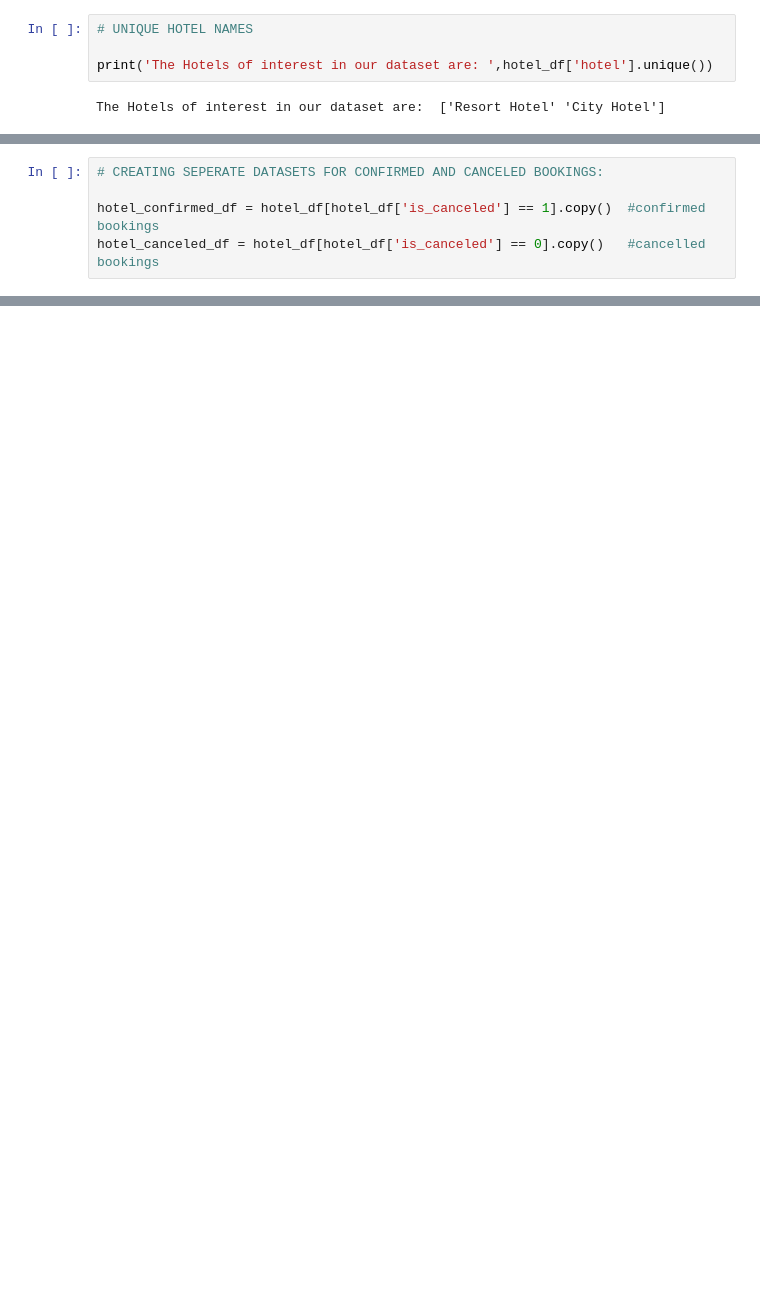
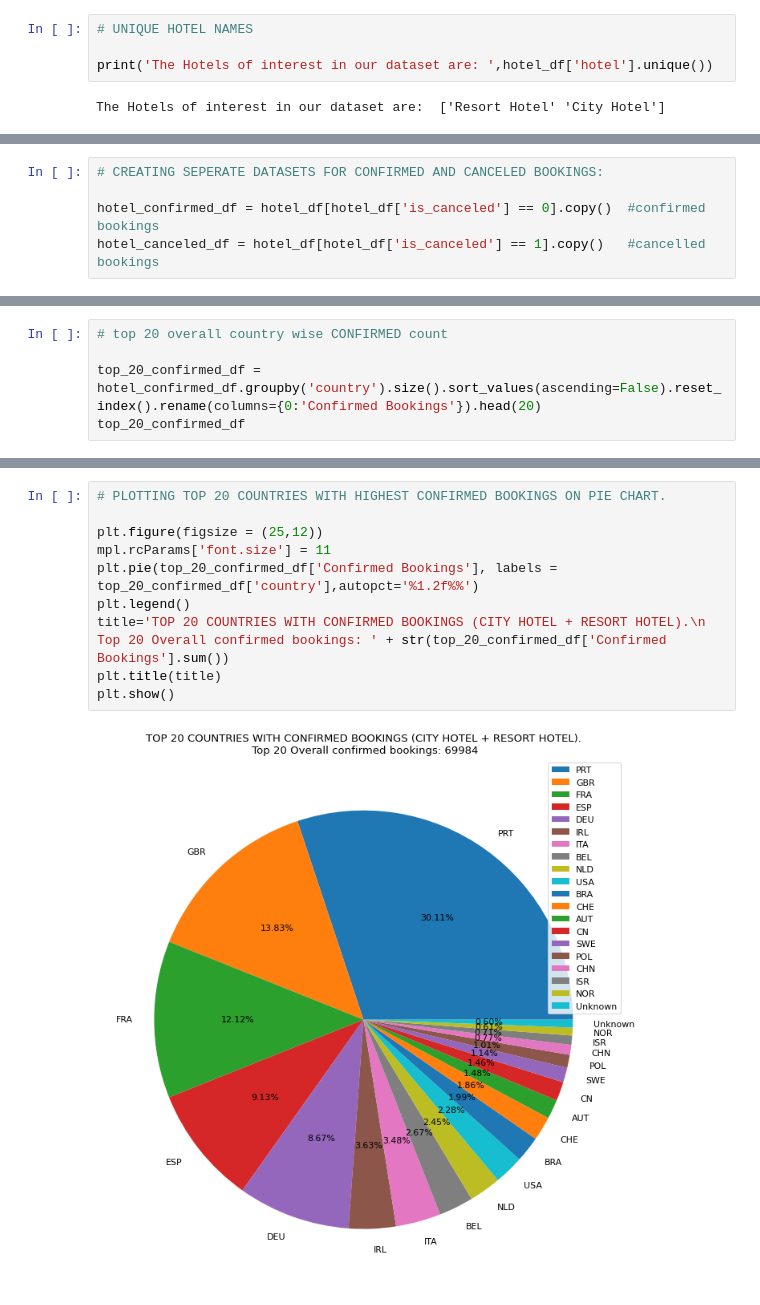
Before and after one commit to Abhi-nav0506/Capstone-EDA-Hotel-Booking, a Jupyter notebook: Hotel_Booking_Analysis_Capstone_Project.ipynb, the cells around one changed output, grey strips where cells are left out. Drawn from its saved outputs; the diff is of its cells as text; blank space fills up the shorter version.

```diff
--- a/Hotel_Booking_Analysis_Capstone_Project.ipynb
+++ b/Hotel_Booking_Analysis_Capstone_Project.ipynb
@@ -244,5 +250,5 @@ Cancelled Booking:  75166
 # %%
 # CREATING SEPERATE DATASETS FOR CONFIRMED AND CANCELED BOOKINGS:
 
-hotel_confirmed_df = hotel_df[hotel_df['is_canceled'] == 1].copy()  #confirmed bookings
-hotel_canceled_df = hotel_df[hotel_df['is_canceled'] == 0].copy()   #cancelled bookings
+hotel_confirmed_df = hotel_df[hotel_df['is_canceled'] == 0].copy()  #confirmed bookings
+hotel_canceled_df = hotel_df[hotel_df['is_canceled'] == 1].copy()   #cancelled bookings
@@ -248,0 +259,5 @@ hotel_canceled_df = hotel_df[hotel_df['is_canceled'] == 0].copy()   #cancelled b
+# %%
+# top 20 overall country wise CONFIRMED count
+
+top_20_confirmed_df = hotel_confirmed_df.groupby('country').size().sort_values(ascending=False).reset_index().rename(columns={0:'Confirmed Bookings'}).head(20)
+top_20_confirmed_df
@@ -248,0 +304,12 @@ hotel_canceled_df = hotel_df[hotel_df['is_canceled'] == 0].copy()   #cancelled b
+# %%
+# PLOTTING TOP 20 COUNTRIES WITH HIGHEST CONFIRMED BOOKINGS ON PIE CHART.
+
+plt.figure(figsize = (25,12))
+mpl.rcParams['font.size'] = 11
+plt.pie(top_20_confirmed_df['Confirmed Bookings'], labels = top_20_confirmed_df['country'],autopct='%1.2f%%')
+plt.legend()
+title='TOP 20 COUNTRIES WITH CONFIRMED BOOKINGS (CITY HOTEL + RESORT HOTEL).\n Top 20 Overall confirmed bookings: ' + str(top_20_confirmed_df['Confirmed Bookings'].sum())
+plt.title(title)
+plt.show()
+# %% [output]
+[figure, added]
```
Also changed, not shown: parts of 32 cells of this notebook.
